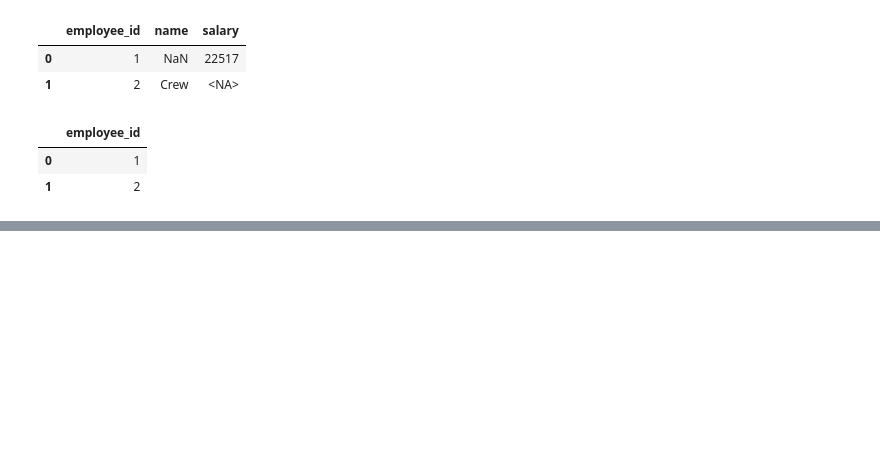
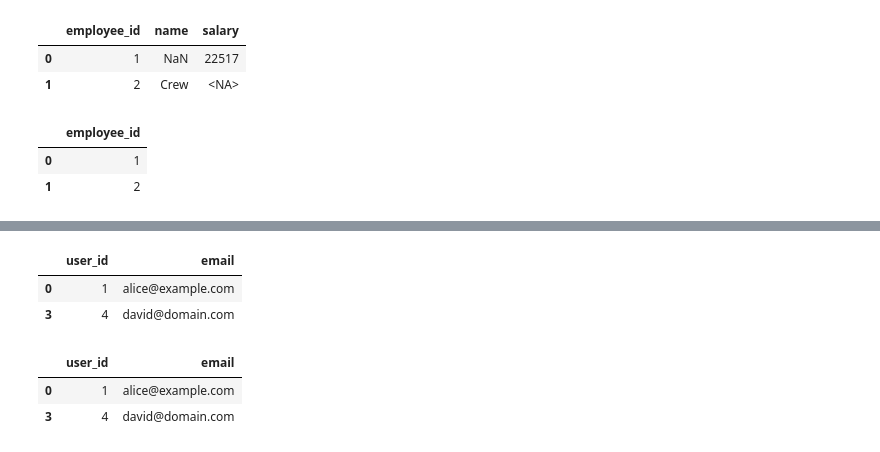
Before and after one commit to Swap-20/Leetcode-Pandas, a Jupyter notebook: Leetcode_Panda.ipynb, the cells around one changed output, grey strips where cells are left out. Saved outputs shown, nothing was run; the diff lists cells and outputs as text; code cells hidden in the pictures; blank space fills up the shorter version.

```diff
--- a/Leetcode_Panda.ipynb
+++ b/Leetcode_Panda.ipynb
@@ -1131,0 +1161,14 @@ result
+# %%
+valid = users[users['email'].apply(lambda x: bool(pattern.match(x)))]
+valid
+# %% [output]
+|  | user_id | email |
+| 0 | 1 | alice@example.com |
+| 3 | 4 | david@domain.com |
+# %%
+sorted = valid.sort_values(by='user_id')
+sorted
+# %% [output]
+|  | user_id | email |
+| 0 | 1 | alice@example.com |
+| 3 | 4 | david@domain.com |
```
Also changed, not shown: parts of 6 cells of this notebook.
